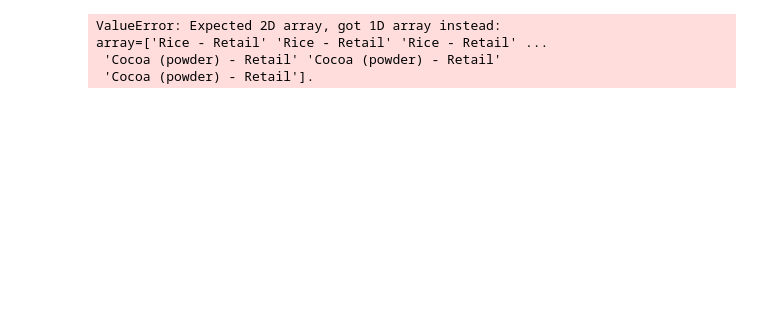
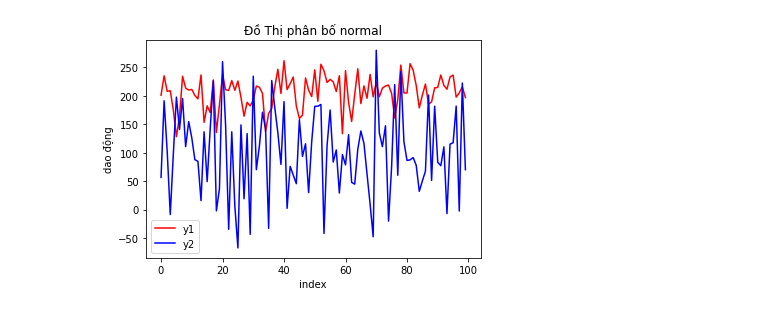
Before and after one commit to phuccq/da_tien_xu_ly_du_lieu, a Jupyter notebook: Untitled.ipynb, the cells around one changed output. Saved outputs shown, nothing was run; the diff lists cells and outputs as text; code cells hidden in the pictures; blank space fills up the shorter version.

```diff
--- a/Untitled.ipynb
+++ b/Untitled.ipynb
@@ -20,0 +9,6 @@ data
+# %%
+#Tạo dữ liệu nhân tạo
+y1 = np.random.normal(200, 30, size = 100)
+y2 = np.random.normal(100, 70, size = 100)
+data = pd.DataFrame({'y1': y1, 'y2': y2, 'date': pd.date_range('1/1/2021', periods=100)})
+data
@@ -21,8 +29,17 @@ data
+# %%
+plt.plot(data.index,data.loc[:,'y1'],'r',label='y1')
+plt.plot(data.index,data.loc[:,'y2'],'b',label='y2')
+plt.title('Đồ Thị phân bố normal')
+plt.xlabel('index')
+plt.ylabel('dao động')
+plt.legend()
+plt.show()
+# %% [output]
+[figure, added]
 # %%
-en1 = OneHotEncoder()
-encoder1 = en1.fit_transform(data.loc[:,'ProductName'])
+#Tạo dữ liệu nhân tạo
+y3 = np.random.normal(200, 30, size = 100)
+y4 = np.random.normal(1000, 200, size = 100)
+data = pd.DataFrame({'y3': y3, 'y4': y4, 'date': pd.date_range('1/1/2021', periods=100)})
+data
+plt.show()
-# %% [output]
-ValueError: Expected 2D array, got 1D array instead:
-array=['Rice - Retail' 'Rice - Retail' 'Rice - Retail' ...
- 'Cocoa (powder) - Retail' 'Cocoa (powder) - Retail'
- 'Cocoa (powder) - Retail'].
```
Also changed, not shown: parts of 6 cells of this notebook.
